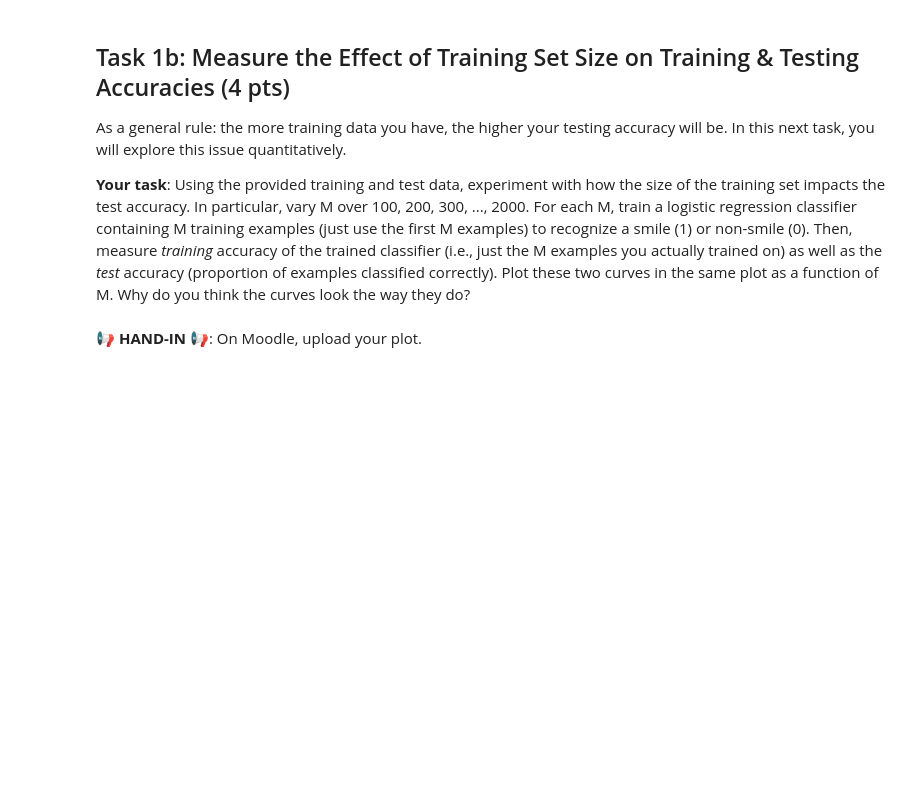
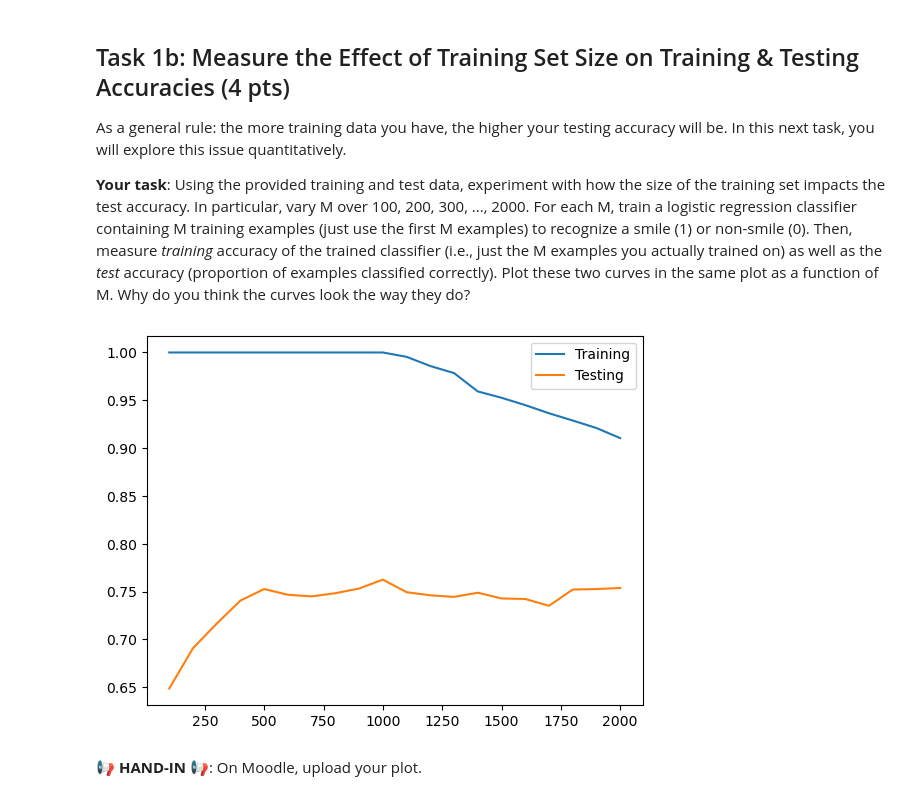
Before and after one commit to michamettler/zhaw-mldm, a Jupyter notebook: L04/L04_Logistic_Regression_LAB_ASSIGNMENT.ipynb, the cells around one changed output. Cells and saved outputs as stored; diff of their text form; code cells hidden in the pictures; blank space fills up the shorter version.

```diff
--- a/L04/L04_Logistic_Regression_LAB_ASSIGNMENT.ipynb
+++ b/L04/L04_Logistic_Regression_LAB_ASSIGNMENT.ipynb
@@ -59,0 +78,11 @@ logisticRegressor = sklearn.linear_model.LogisticRegression(max_iter=500)
+# %%
+import sklearn.linear_model
+
+logisticRegressor = sklearn.linear_model.LogisticRegression(max_iter=500)
+
+logisticRegressor.fit(trainingFaces, trainingLabels)
+prob_train = logisticRegressor.score(trainingFaces, trainingLabels)
+prob_test = logisticRegressor.score(testingFaces, testingLabels)
+
+print('training data prob: ', prob_train)
+print('testing data prob: ', prob_test)
@@ -68,21 +100,22 @@ As a general rule: the more training data you have, the higher your testing accu
 # %%
 import sklearn.linear_model
 
 trainingAccuracies = []
 testingAccuracies = []
 Mvalues = np.arange(100, 2001, 100)
 for M in Mvalues:
   logisticRegressor = sklearn.linear_model.LogisticRegression(max_iter=500)
-  # TODO: implement the rest here
-  # ...
+  logisticRegressor.fit(trainingFaces[:M,:], trainingLabels[:M])
 
-  trainingAccuracies.append(0)  # TODO: change this
-  testingAccuracies.append(0)  # TODO: change this
+  trainingAccuracies.append(logisticRegressor.score(trainingFaces[:M,:], trainingLabels[:M]))
+  testingAccuracies.append(logisticRegressor.score(testingFaces, testingLabels))
 
 plt.plot(Mvalues, trainingAccuracies)
 plt.plot(Mvalues, testingAccuracies)
 plt.legend([ "Training", "Testing" ])
 plt.show()
+# %% [output]
+[figure, added]
 # %% [markdown]
 📢 **HAND-IN** 📢:
 On Moodle, upload your plot.
```
Also changed, not shown: parts of 12 cells of this notebook.
